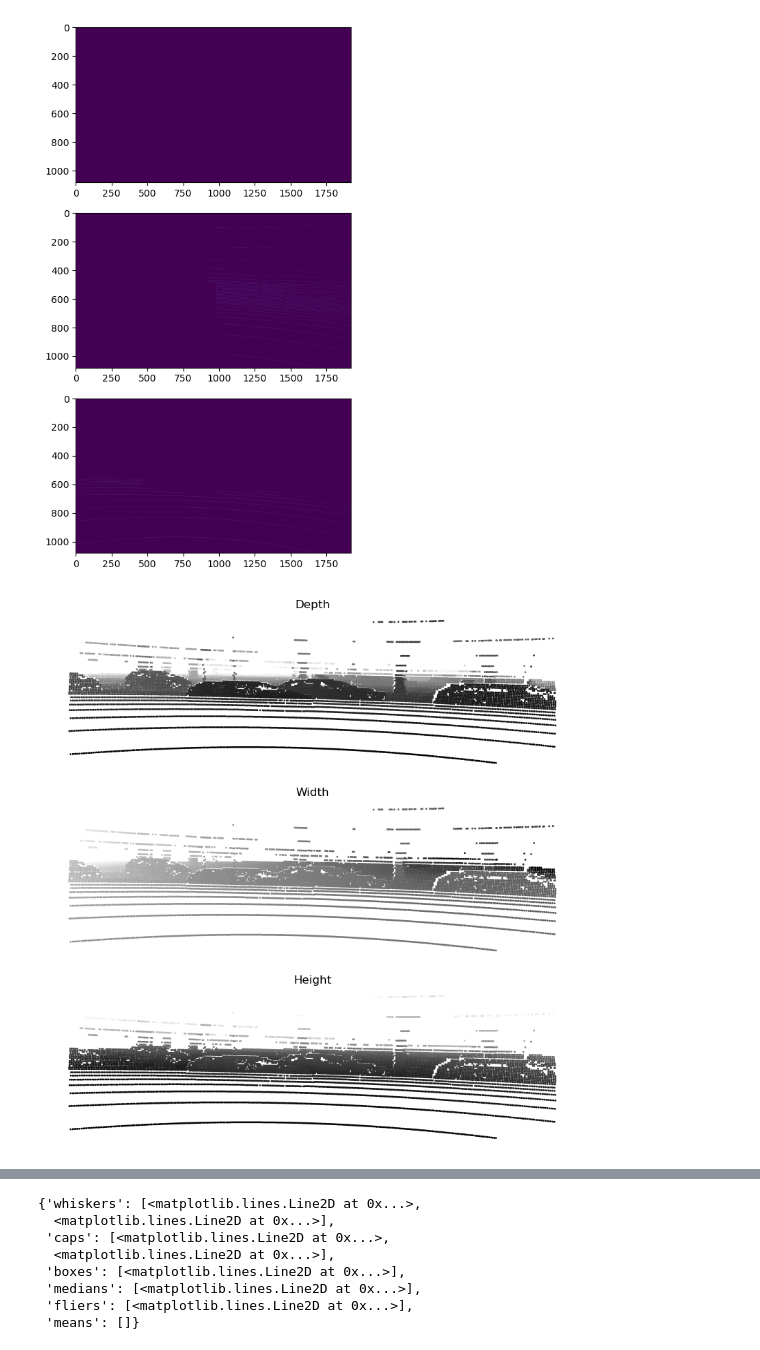
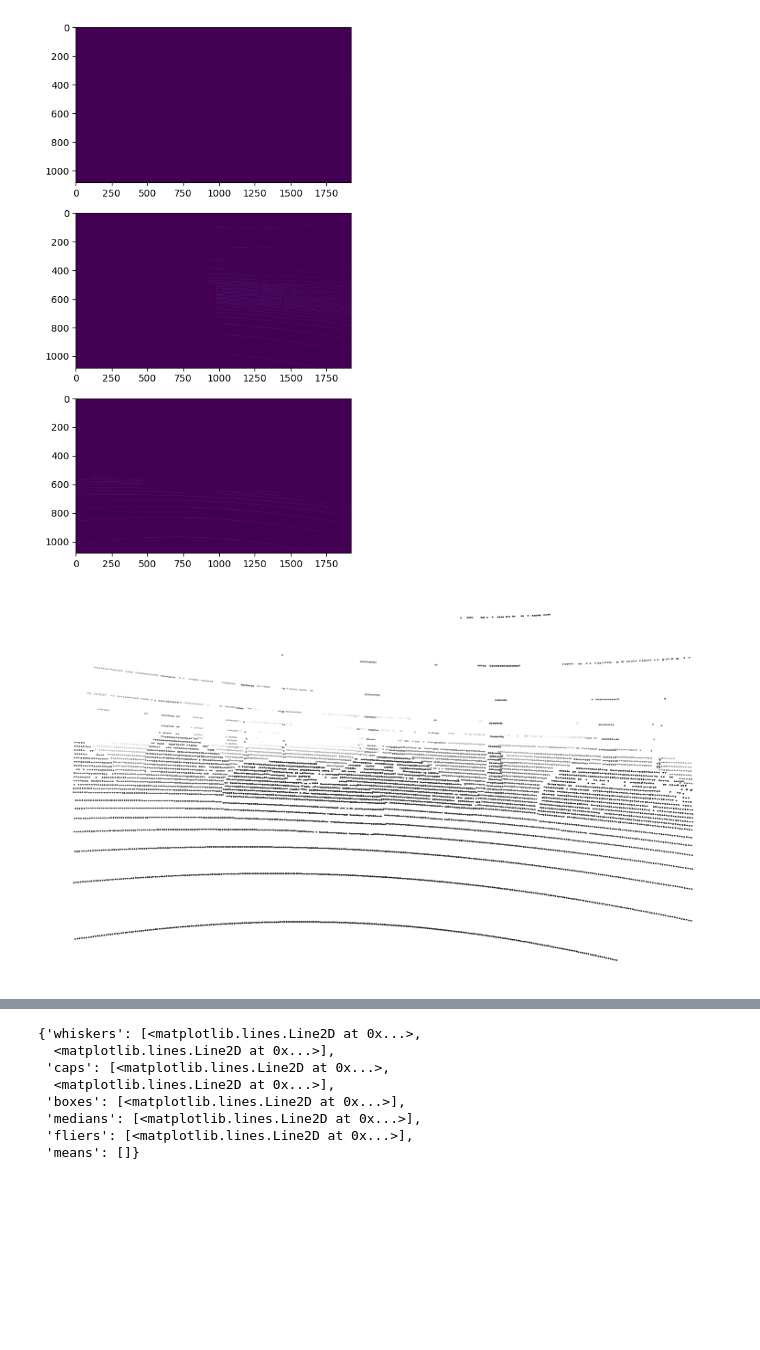
Before and after one commit to Claud1234/distributed_sensor_data_collector, a Jupyter notebook: src/data_unpack/ipython/very_important_script.ipynb, the cells around one changed output, grey strips where cells are left out. Saved outputs shown, nothing was run; the diff lists cells and outputs as text; code cells hidden in the pictures; blank space fills up the shorter version.

```diff
--- a/src/data_unpack/ipython/very_important_script.ipynb
+++ b/src/data_unpack/ipython/very_important_script.ipynb
@@ -269,16 +269,11 @@ Xcv = X[idx[mask_val]]
 Ycv = Y[idx[mask_val]]
 Zcv = Z[idx[mask_val]]
 # %%
-fig, (ax1, ax2, ax3) = plt.subplots(3,1, figsize=(10,10))
-cax1 = ax1.scatter(Xci,Ycim,c=Xcv, s=1., cmap='gray')
-ax1.set_title('Depth')
+fig, ax1 = plt.subplots(1,1, figsize=(19.2,10.8))
+cax1 = ax1.scatter(Xci,Ycim,c=Xcv, s=2, cmap='gray')
+#ax1.set_title('Depth')
 ax1.axis('off')
-cax2 = ax2.scatter(Xci,Ycim,c=Ycv, s=1., cmap='gray')
-ax2.set_title('Width')
-ax2.axis('off')
-cax3 = ax3.scatter(Xci,Ycim,c=Zcv, s=1., cmap='gray')
-ax3.set_title('Height')
-ax3.axis('off')
+plt.savefig('/tmp/depth.png')
 plt.show()
 # %% [output]
-[figure, old version]
+[figure, new version]
```
Also changed, not shown: parts of 7 cells of this notebook.
